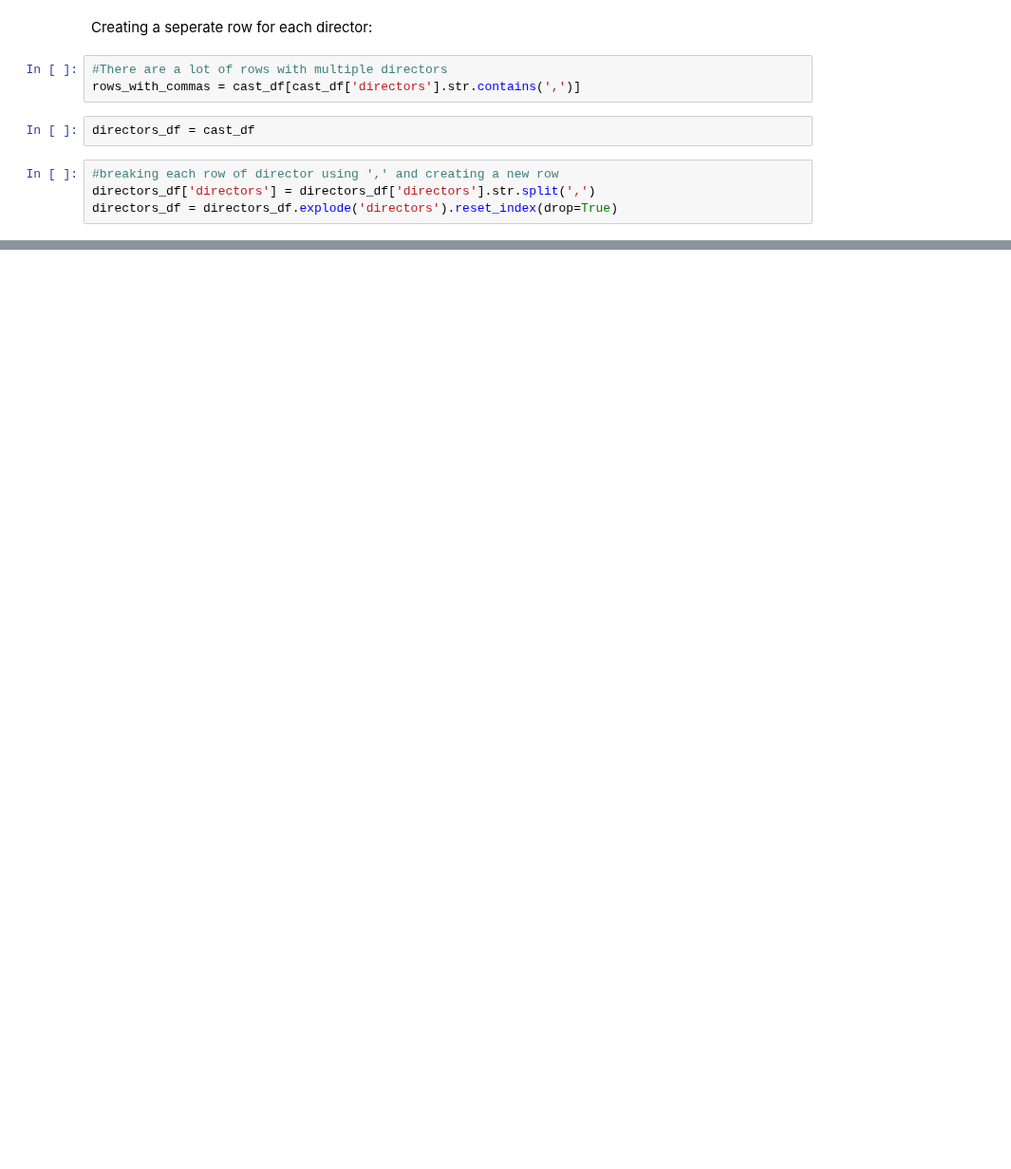
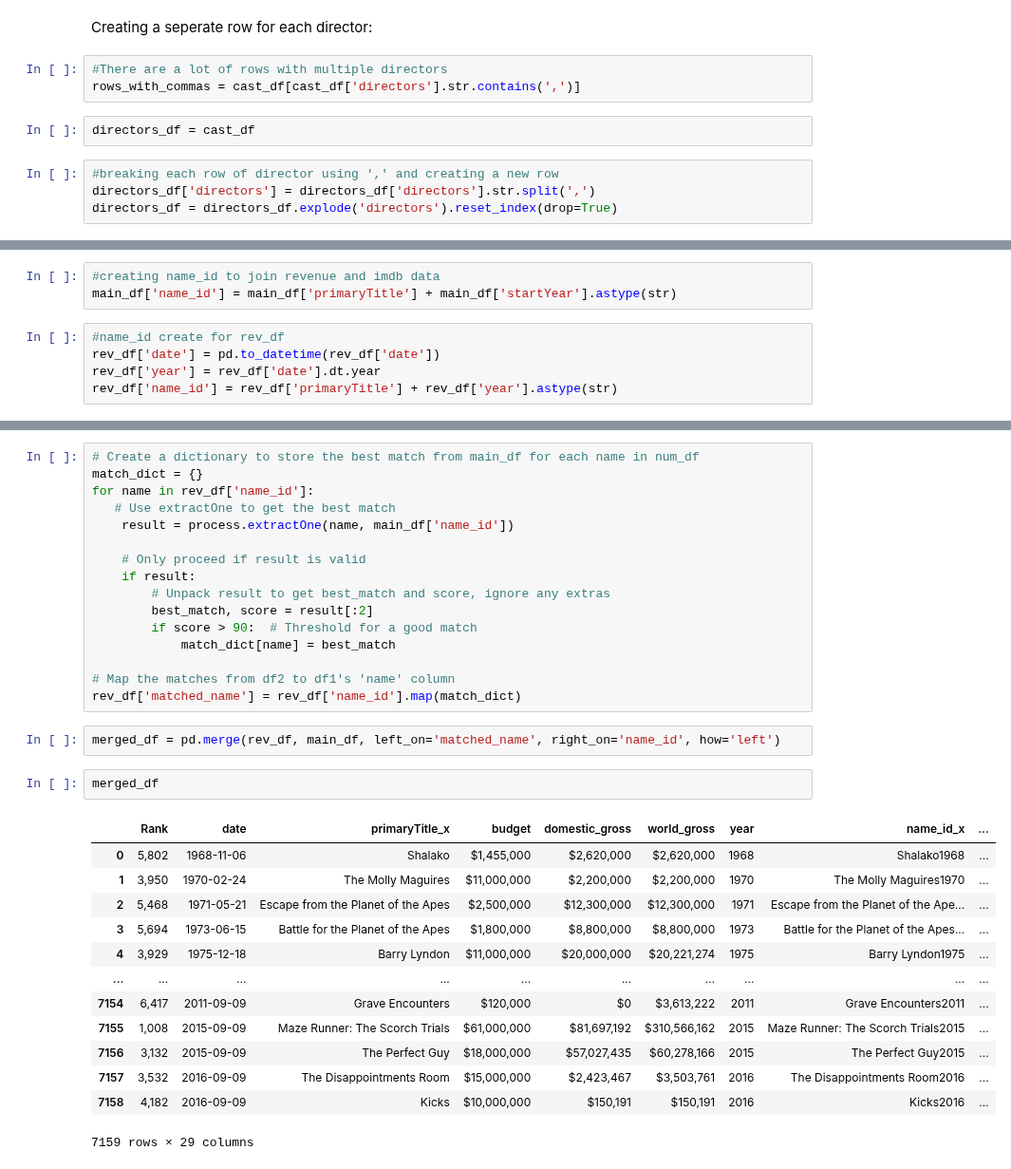
Before and after one commit to ParkerHar/Popular-Movie-Analysis, a Jupyter notebook: directors.ipynb, the cells around one changed output, grey strips where cells are left out. Shown at 95% size. Drawn from its saved outputs; the diff is of its cells as text; blank space fills up the shorter version.

```diff
--- a/directors.ipynb
+++ b/directors.ipynb
@@ -22,0 +68,8 @@ directors_df = directors_df.explode('directors').reset_index(drop=True)
+# %%
+#creating name_id to join revenue and imdb data
+main_df['name_id'] = main_df['primaryTitle'] + main_df['startYear'].astype(str)
+# %%
+#name_id create for rev_df
+rev_df['date'] = pd.to_datetime(rev_df['date'])
+rev_df['year'] = rev_df['date'].dt.year
+rev_df['name_id'] = rev_df['primaryTitle'] + rev_df['year'].astype(str)
@@ -22,0 +78,34 @@ directors_df = directors_df.explode('directors').reset_index(drop=True)
+# %%
+# Create a dictionary to store the best match from main_df for each name in num_df
+match_dict = {}
+for name in rev_df['name_id']:
+   # Use extractOne to get the best match
+    result = process.extractOne(name, main_df['name_id'])
+
+    # Only proceed if result is valid
+    if result:
+        # Unpack result to get best_match and score, ignore any extras
+        best_match, score = result[:2]
+        if score > 90:  # Threshold for a good match
+            match_dict[name] = best_match
+
+# Map the matches from df2 to df1's 'name' column
+rev_df['matched_name'] = rev_df['name_id'].map(match_dict)
+# %%
+merged_df = pd.merge(rev_df, main_df, left_on='matched_name', right_on='name_id', how='left')
+# %%
+merged_df
+# %% [output]
+|  | Rank | date | primaryTitle_x | budget | domestic_gross | world_gross | year | name_id_x | ... |
+| 0 | 5,802 | 1968-11-06 | Shalako | $1,455,000 | $2,620,000 | $2,620,000 | 1968 | Shalako1968 | ... |
+| 1 | 3,950 | 1970-02-24 | The Molly Maguires | $11,000,000 | $2,200,000 | $2,200,000 | 1970 | The Molly Maguires1970 | ... |
+| 2 | 5,468 | 1971-05-21 | Escape from the Planet of the Apes | $2,500,000 | $12,300,000 | $12,300,000 | 1971 | Escape from the Planet of the Ape... | ... |
+| 3 | 5,694 | 1973-06-15 | Battle for the Planet of the Apes | $1,800,000 | $8,800,000 | $8,800,000 | 1973 | Battle for the Planet of the Apes... | ... |
+| 4 | 3,929 | 1975-12-18 | Barry Lyndon | $11,000,000 | $20,000,000 | $20,221,274 | 1975 | Barry Lyndon1975 | ... |
+| ... | ... | ... | ... | ... | ... | ... | ... | ... | ... |
+| 7154 | 6,417 | 2011-09-09 | Grave Encounters | $120,000 | $0 | $3,613,222 | 2011 | Grave Encounters2011 | ... |
+| 7155 | 1,008 | 2015-09-09 | Maze Runner: The Scorch Trials | $61,000,000 | $81,697,192 | $310,566,162 | 2015 | Maze Runner: The Scorch Trials2015 | ... |
+| 7156 | 3,132 | 2015-09-09 | The Perfect Guy | $18,000,000 | $57,027,435 | $60,278,166 | 2015 | The Perfect Guy2015 | ... |
+| 7157 | 3,532 | 2016-09-09 | The Disappointments Room | $15,000,000 | $2,423,467 | $3,503,761 | 2016 | The Disappointments Room2016 | ... |
+| 7158 | 4,182 | 2016-09-09 | Kicks | $10,000,000 | $150,191 | $150,191 | 2016 | Kicks2016 | ... |
+7159 rows × 29 columns
```
Also changed, not shown: parts of 15 cells of this notebook, 1 other file.
